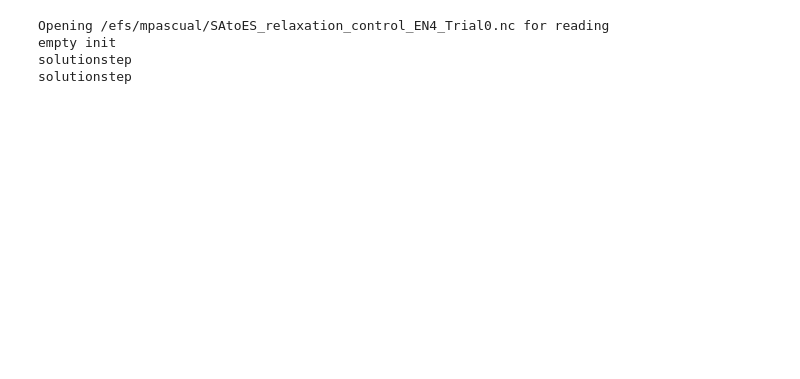
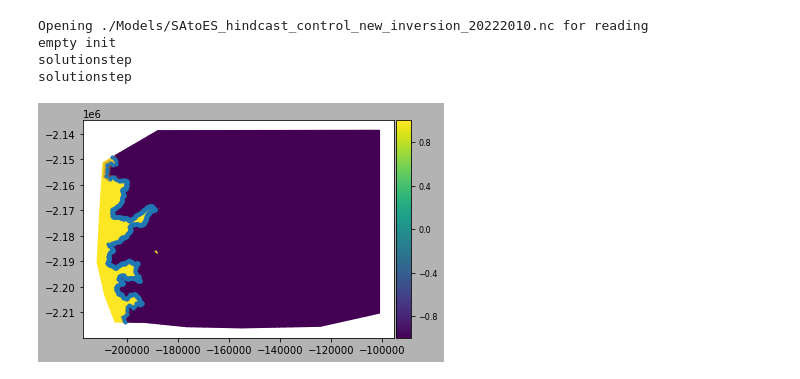
Before and after one commit to dfelikson/GrIS_Outlet_Glacier_Seasonal_dhdt, a Jupyter notebook: plot_model_output.ipynb, the cells around one changed output. Saved outputs shown, nothing was run; the diff lists cells and outputs as text; code cells hidden in the pictures; blank space fills up the shorter version.

```diff
--- a/plot_model_output.ipynb
+++ b/plot_model_output.ipynb
@@ -26,8 +26,12 @@ import pickle
 
 import pylab as pl
 # %%
+#filename = ''/efs/mpascual/SAtoES_hindcast_transient_low_retreat_end_member.nc'
+#filename = './Models/SAtoES_hindcast_control_new_inversion_20221910.nc'
+filename = './Models/SAtoES_hindcast_control_new_inversion_20222010.nc'
+
 # Load model
-md = loadmodel("/efs/mpascual/SAtoES_relaxation_control_EN4_Trial0.nc", singleres='TransientSolution') #, singletime=-1)
+md = loadmodel(filename, singleres='TransientSolution', resvars=['time', 'Thickness', 'Vel', 'MaskIceLevelset']) #, singletime=-1)
 
 # Load glacier data
 m = loadmat('./Cheat_matfiles/glacier0013.mat'); glacier0013 = m['glacier0013'];
@@ -37,10 +41,23 @@ m = loadmat('./Cheat_matfiles/glacier0090.mat'); glacier0090 = m['glacier0090'];
 
 glaciers = [glacier0013, glacier0052, glacier0053, glacier0090]
 # %% [output]
-Opening /efs/mpascual/SAtoES_relaxation_control_EN4_Trial0.nc for reading
+Opening ./Models/SAtoES_hindcast_control_new_inversion_20222010.nc for reading
 empty init
 solutionstep
 solutionstep
+# %%
+from contourlevelzero import contourlevelzero
+
+contours = contourlevelzero(md, md.mask.ice_levelset, 0)
+
+plotmodel(md, 'data', md.mask.ice_levelset)
+plt.plot(contours[0]['x'], contours[0]['y'], '.-')
+
+
+from expwrite import expwrite
+expwrite(contours[0], 'test.exp')
+# %% [output]
+[figure, added]
 # %%
 # Plot change in ice thickness
 cmap = 'RdBu'
```
Also changed, not shown: parts of 5 cells of this notebook.
